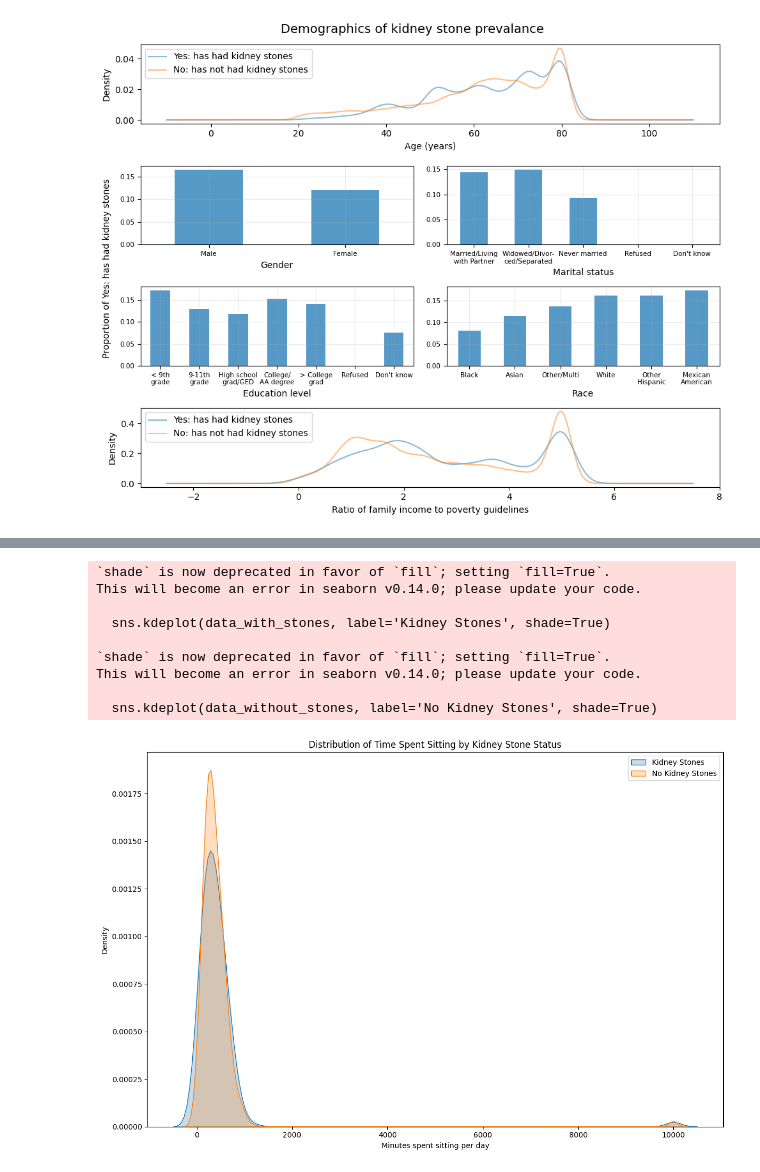
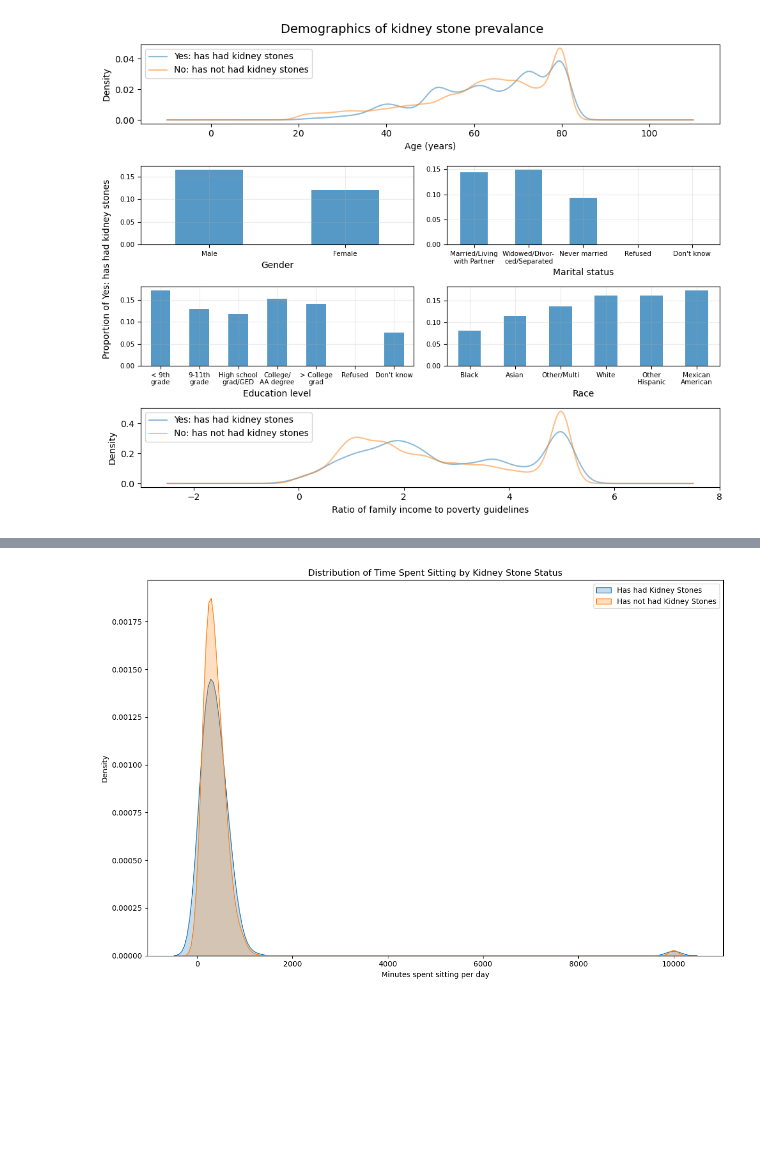
Before and after one commit to dvnguyen02/DATA301-Project, a Jupyter notebook: EDA/background-and-data.ipynb, the cells around one changed output, grey strips where cells are left out. Saved outputs shown, nothing was run; the diff lists cells and outputs as text; code cells hidden in the pictures; blank space fills up the shorter version.

```diff
--- a/EDA/background-and-data.ipynb
+++ b/EDA/background-and-data.ipynb
@@ -374,43 +374,33 @@ plt.show()
 # %%
-
 # Assuming df is your dataframe
 time_spent = 'PAD680'  # Time spent sitting
 
 df_filtered = df
 
 # Replace 1 and 2 with "Yes" and "No" for kidney stones
 df_filtered['KIQ026'] = df_filtered['KIQ026'].astype(str).map({'1': 'Yes', '2': 'No'})
 
 # Create the plot
 plt.figure(figsize=(12, 8))
 
 # Separate data for those with and without kidney stones
 data_with_stones = df_filtered[df_filtered['KIQ026'] == 'Yes'][time_spent].dropna()
 data_without_stones = df_filtered[df_filtered['KIQ026'] == 'No'][time_spent].dropna()
 
 # Plot distributions
-sns.kdeplot(data_with_stones, label='Kidney Stones', shade=True)
-sns.kdeplot(data_without_stones, label='No Kidney Stones', shade=True)
+sns.kdeplot(data_with_stones, label='Has had Kidney Stones', fill=True)
+sns.kdeplot(data_without_stones, label='Has not had Kidney Stones', fill=True)
 
 plt.xlabel('Minutes spent sitting per day')
 plt.ylabel('Density')
 plt.title('Distribution of Time Spent Sitting by Kidney Stone Status')
 plt.legend()
 
 plt.tight_layout()
 #plt.savefig("../results/figures/time_spent_sitting_kidney_stones.png", dpi=300, bbox_inches='tight')
 plt.show()
 # %% [output]
-`shade` is now deprecated in favor of `fill`; setting `fill=True`.
-This will become an error in seaborn v0.14.0; please update your code.
-
-  sns.kdeplot(data_with_stones, label='Kidney Stones', shade=True)
-
-`shade` is now deprecated in favor of `fill`; setting `fill=True`.
-This will become an error in seaborn v0.14.0; please update your code.
-
-  sns.kdeplot(data_without_stones, label='No Kidney Stones', shade=True)
-[figure, old version]
+[figure, new version]
 # %%
 
 df_analysis = df.copy()
```
Also changed, not shown: parts of 7 cells of this notebook, 2 other files.
